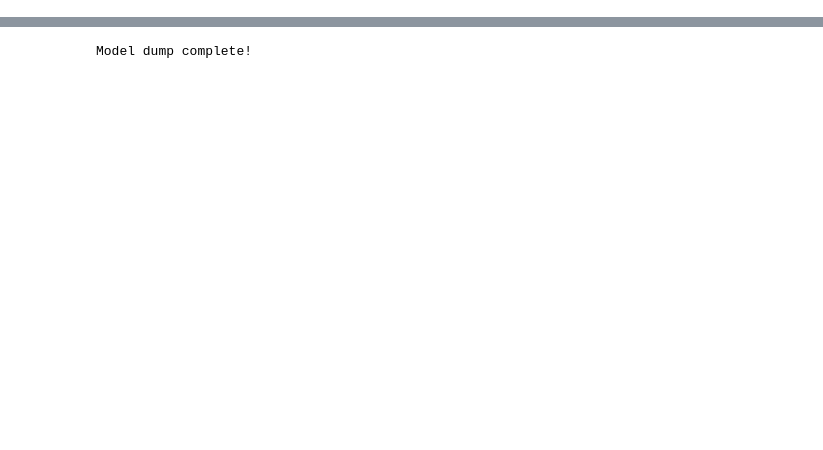
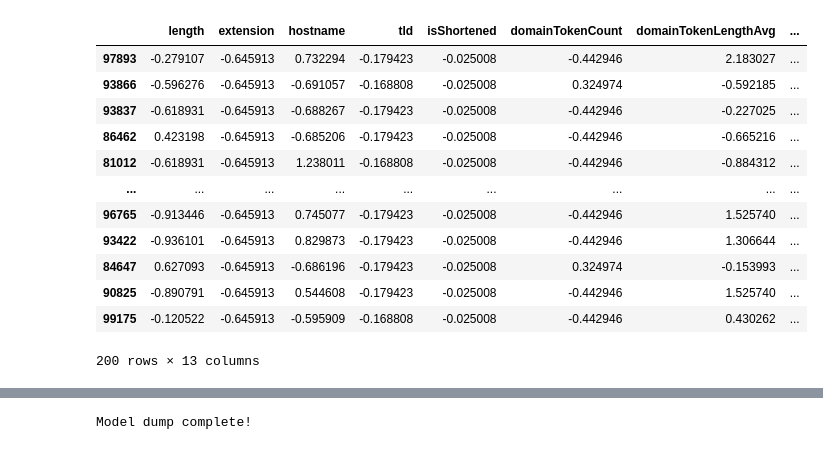
Before and after one commit to lucinder/URLClassification-ML, a Jupyter notebook: src/KMeans_train.ipynb, the cells around one changed output, grey strips where cells are left out. Cells and saved outputs as stored; diff of their text form; code cells hidden in the pictures; blank space fills up the shorter version.

```diff
--- a/src/KMeans_train.ipynb
+++ b/src/KMeans_train.ipynb
@@ -51,5 +18,0 @@ labelsAndData
-# %%
-data = labelsAndData[1]
-n = data.count()
-print("Number of connections:", n)
-print("Details per connection:", len(data.iloc[0]))
@@ -59,2 +18,0 @@ Details per connection: 13
-# %%
-data = data.apply(pd.Series)
@@ -136 +83,18 @@ clusters = KMeans(n_clusters=140, max_iter=1000, init="random").fit(normalizedDa
+# %%
+sampled = normalizedTestFeatures.sample(replace=False, frac=0.01)
+sampled
+# %% [output]
+|  | length | extension | hostname | tld | isShortened | domainTokenCount | domainTokenLengthAvg | ... |
+| 97893 | -0.279107 | -0.645913 | 0.732294 | -0.179423 | -0.025008 | -0.442946 | 2.183027 | ... |
+| 93866 | -0.596276 | -0.645913 | -0.691057 | -0.168808 | -0.025008 | 0.324974 | -0.592185 | ... |
+| 93837 | -0.618931 | -0.645913 | -0.688267 | -0.179423 | -0.025008 | -0.442946 | -0.227025 | ... |
+| 86462 | 0.423198 | -0.645913 | -0.685206 | -0.179423 | -0.025008 | -0.442946 | -0.665216 | ... |
+| 81012 | -0.618931 | -0.645913 | 1.238011 | -0.168808 | -0.025008 | -0.442946 | -0.884312 | ... |
+| ... | ... | ... | ... | ... | ... | ... | ... | ... |
+| 96765 | -0.913446 | -0.645913 | 0.745077 | -0.179423 | -0.025008 | -0.442946 | 1.525740 | ... |
+| 93422 | -0.936101 | -0.645913 | 0.829873 | -0.179423 | -0.025008 | -0.442946 | 1.306644 | ... |
+| 84647 | 0.627093 | -0.645913 | -0.686196 | -0.179423 | -0.025008 | 0.324974 | -0.153993 | ... |
+| 90825 | -0.890791 | -0.645913 | 0.544608 | -0.179423 | -0.025008 | -0.442946 | 1.525740 | ... |
+| 99175 | -0.120522 | -0.645913 | -0.595909 | -0.168808 | -0.025008 | -0.442946 | 0.430262 | ... |
+200 rows × 13 columns
 # %%
```
Also changed, not shown: parts of 20 cells of this notebook, 11 other files.
